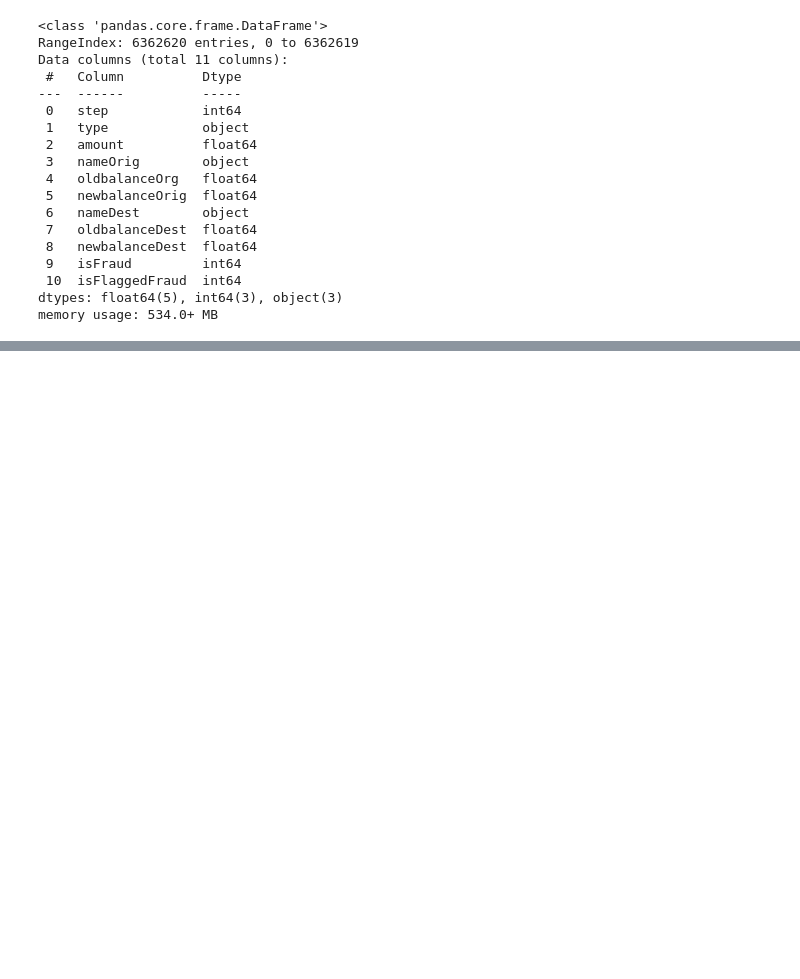
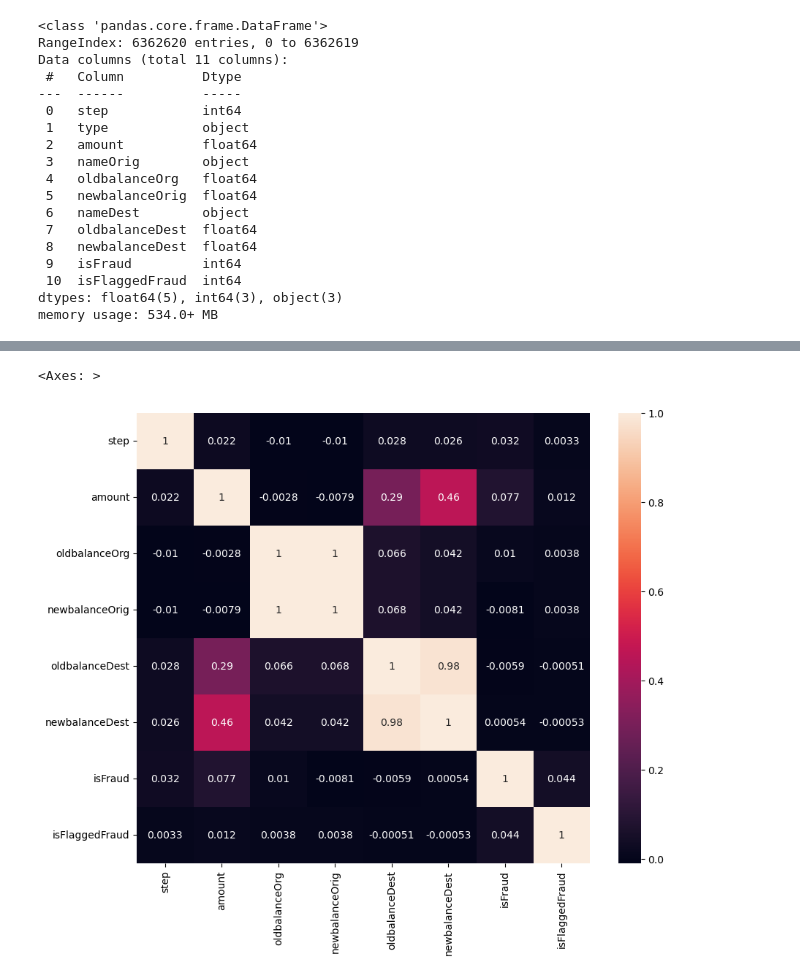
Before and after one commit to Ankush511/Fraudlent-Transactions-Prediction, a Jupyter notebook: Fraudlent Transactions.ipynb, the cells around one changed output, grey strips where cells are left out. Drawn from its saved outputs; the diff is of its cells as text; code cells hidden in the pictures; blank space fills up the shorter version.

```diff
--- a/Fraudlent Transactions.ipynb
+++ b/Fraudlent Transactions.ipynb
@@ -31,9 +31,14 @@ import pandas as pd
 import numpy as np
 import seaborn as sns
 import matplotlib.pyplot as plt
+plt.rcParams['figure.figsize'] = [10, 8]
 
 import warnings
 warnings.filterwarnings('ignore')
+
+from sklearn.preprocessing import LabelEncoder
+
+from statsmodels.stats.outliers_influence import variance_inflation_factor
 # %% [markdown]
 ## <b/> Loading the Dataset
 # %%
@@ -100,0 +136,3 @@ memory usage: 534.0+ MB
+# %%
+corr = df.corr(numeric_only=True)
+corr
@@ -100,0 +149,5 @@ memory usage: 534.0+ MB
+# %%
+sns.heatmap(data=corr, annot=True)
+# %% [output]
+<Axes: >
+[figure, added]
```
Also changed, not shown: parts of 21 cells of this notebook.
